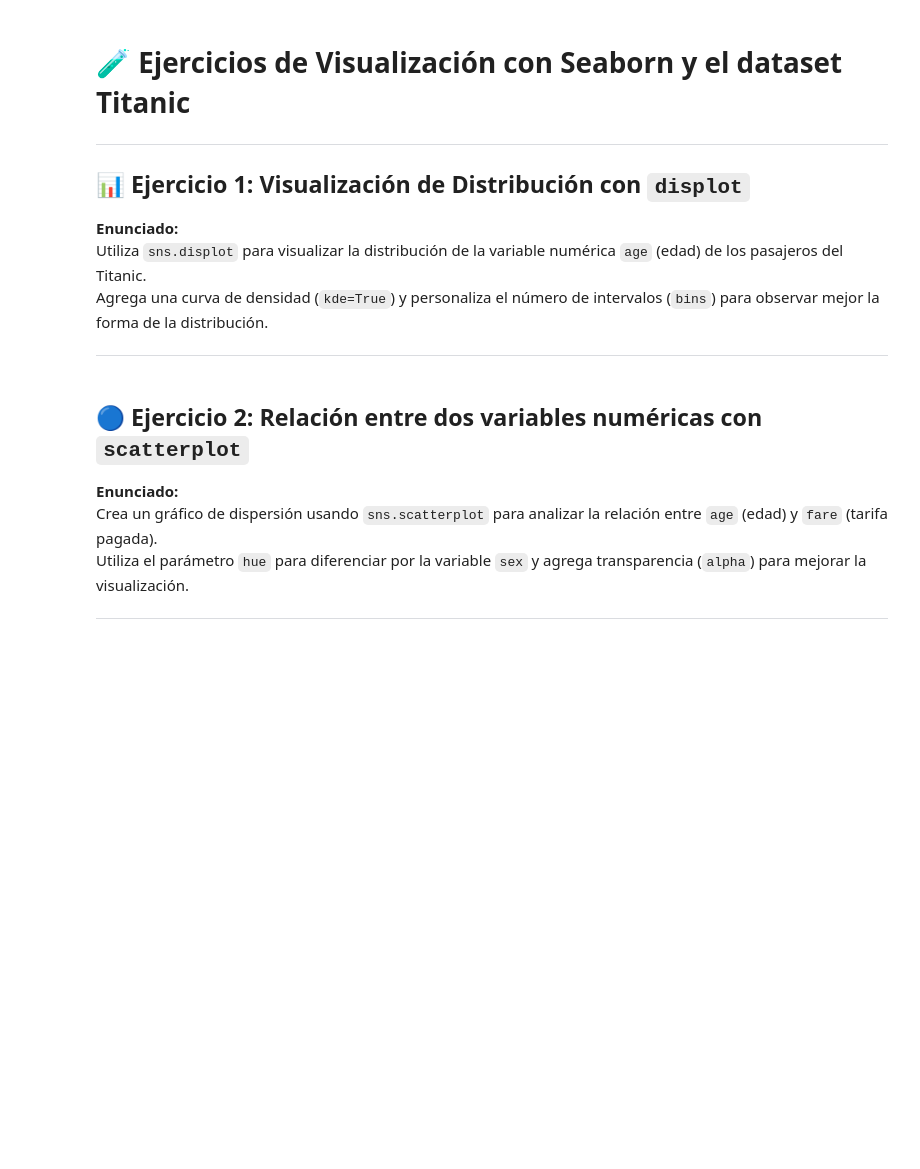
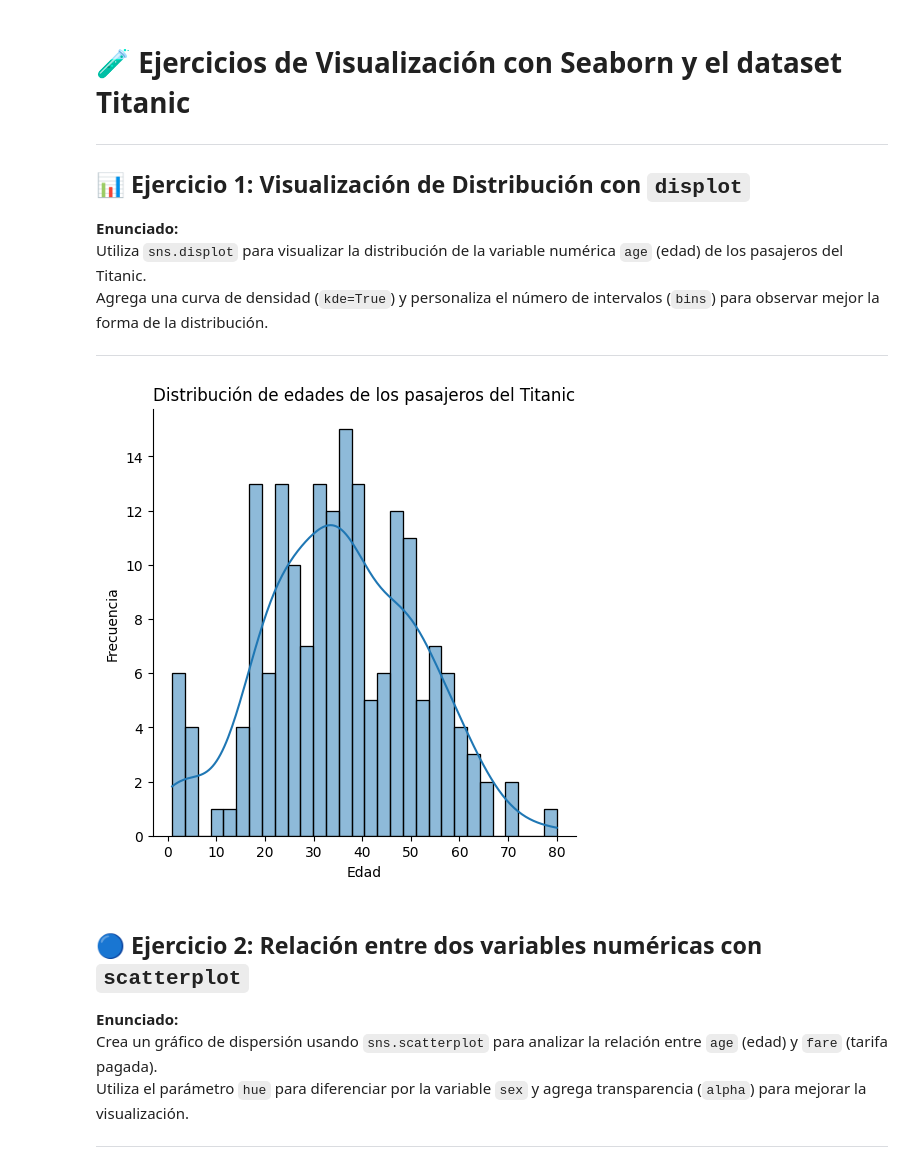
Before and after one commit to 12aptor/data-science-g4, a Jupyter notebook: dia5/seaborn/8_seaborn_ejercicios.ipynb, the cells around one changed output. Saved outputs shown, nothing was run; the diff lists cells and outputs as text; code cells hidden in the pictures; blank space fills up the shorter version.

```diff
--- a/dia5/seaborn/8_seaborn_ejercicios.ipynb
+++ b/dia5/seaborn/8_seaborn_ejercicios.ipynb
@@ -34,6 +34,14 @@ Utiliza `sns.displot` para visualizar la distribución de la variable numérica
 Agrega una curva de densidad (`kde=True`) y personaliza el número de intervalos (`bins`) para observar mejor la forma de la distribución.
 
 ---
+# %%
+sns.displot(data=titanic, x="age", bins=30, kde=True)
+plt.title("Distribución de edades de los pasajeros del Titanic")
+plt.xlabel("Edad")
+plt.ylabel("Frecuencia")
+plt.show()
+# %% [output]
+[figure, added]
 # %% [markdown]
 ## 🔵 Ejercicio 2: Relación entre dos variables numéricas con `scatterplot`
 
```
Also changed, not shown: parts of 2 cells of this notebook.
